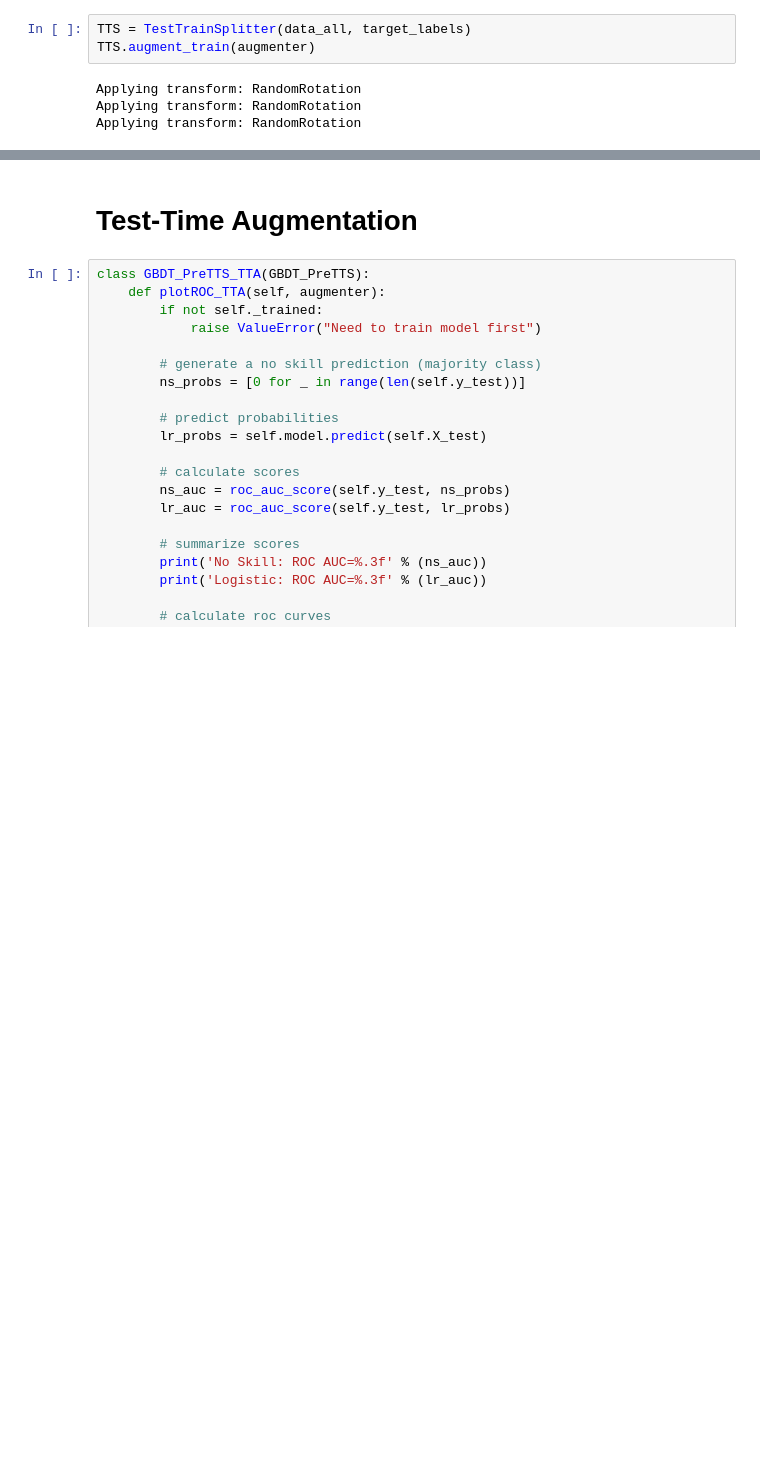
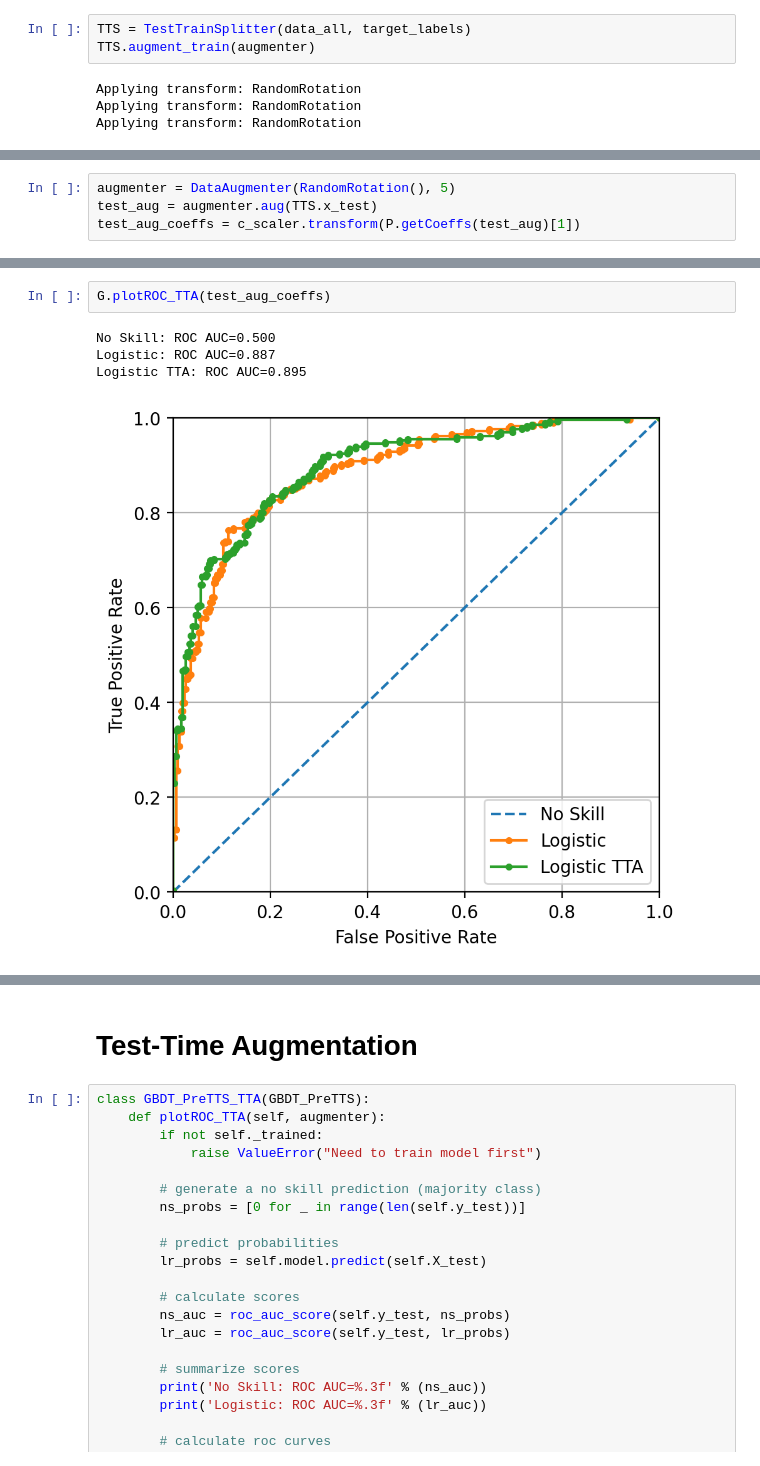
Before and after one commit to HealthHackAu2020/CryoFilter, a Jupyter notebook: features/MultiData.ipynb, the cells around one changed output, grey strips where cells are left out. Cells and saved outputs as stored; diff of their text form; blank space fills up the shorter version.

```diff
--- a/features/MultiData.ipynb
+++ b/features/MultiData.ipynb
@@ -830,0 +744,4 @@ Logistic: ROC AUC=0.813
+# %%
+augmenter = DataAugmenter(RandomRotation(), 5)
+test_aug = augmenter.aug(TTS.x_test)
+test_aug_coeffs = c_scaler.transform(P.getCoeffs(test_aug)[1])
@@ -830,0 +766,7 @@ Logistic: ROC AUC=0.813
+# %%
+G.plotROC_TTA(test_aug_coeffs)
+# %% [output]
+No Skill: ROC AUC=0.500
+Logistic: ROC AUC=0.887
+Logistic TTA: ROC AUC=0.895
+[figure, added]
```
Also changed, not shown: parts of 14 cells of this notebook.
